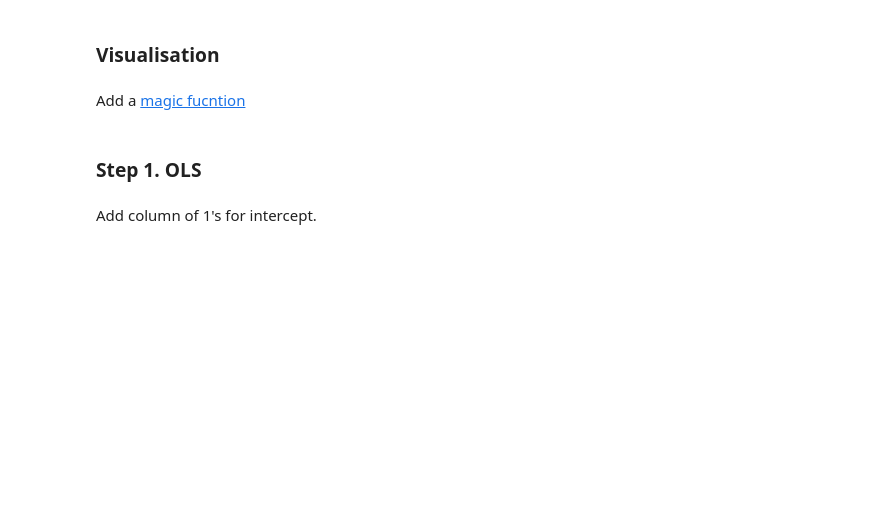
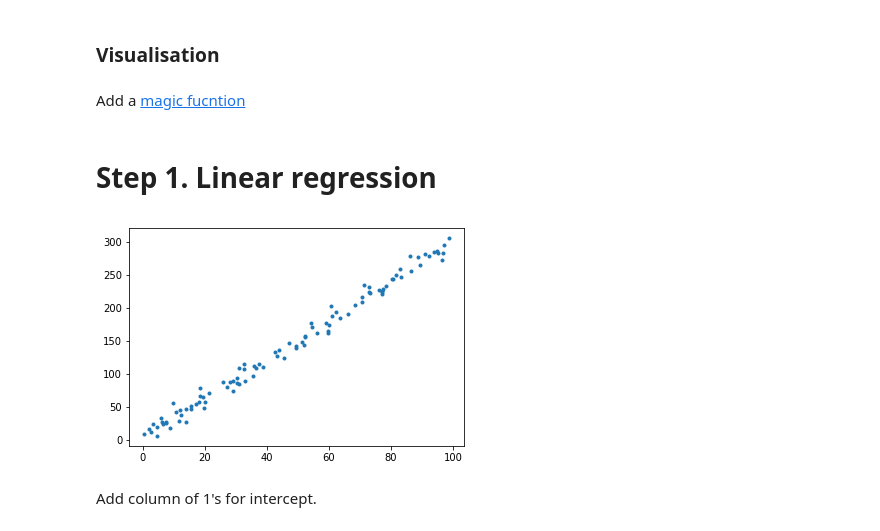
Before and after one commit to cubazis/inno_hdda_fall, a Jupyter notebook: labs/lab2/HDDA. Lab Session #2.ipynb, the cells around one changed output. Cells and saved outputs as stored; diff of their text form; code cells hidden in the pictures; blank space fills up the shorter version.

```diff
--- a/labs/lab2/HDDA. Lab Session #2.ipynb
+++ b/labs/lab2/HDDA. Lab Session #2.ipynb
@@ -43,4 +25,4 @@ Add a [magic fucntion](https://ipython.readthedocs.io/en/stable/interactive/tuto
 import numpy as np
 import matplotlib.pyplot as plt
 # %% [markdown]
-### Step 1. OLS
+# Step 1. Linear regression
@@ -50,3 +29,10 @@ np.random.seed()
+# %%
+np.random.seed(42) # fix seed for reproducability
+x = np.random.uniform(0., 100., 100) # np.random.uniform(low, high, n)
+y = 3. * x + 2. + np.random.normal(0., 10., 100) # np.random.normal(mean, sigma, n)
+plt.plot(x, y, '.');
+# %% [output]
+[figure, added]
 # %% [markdown]
 Add column of 1's for intercept.
 # %%
```
Also changed, not shown: parts of 66 cells of this notebook, 5 other files.
